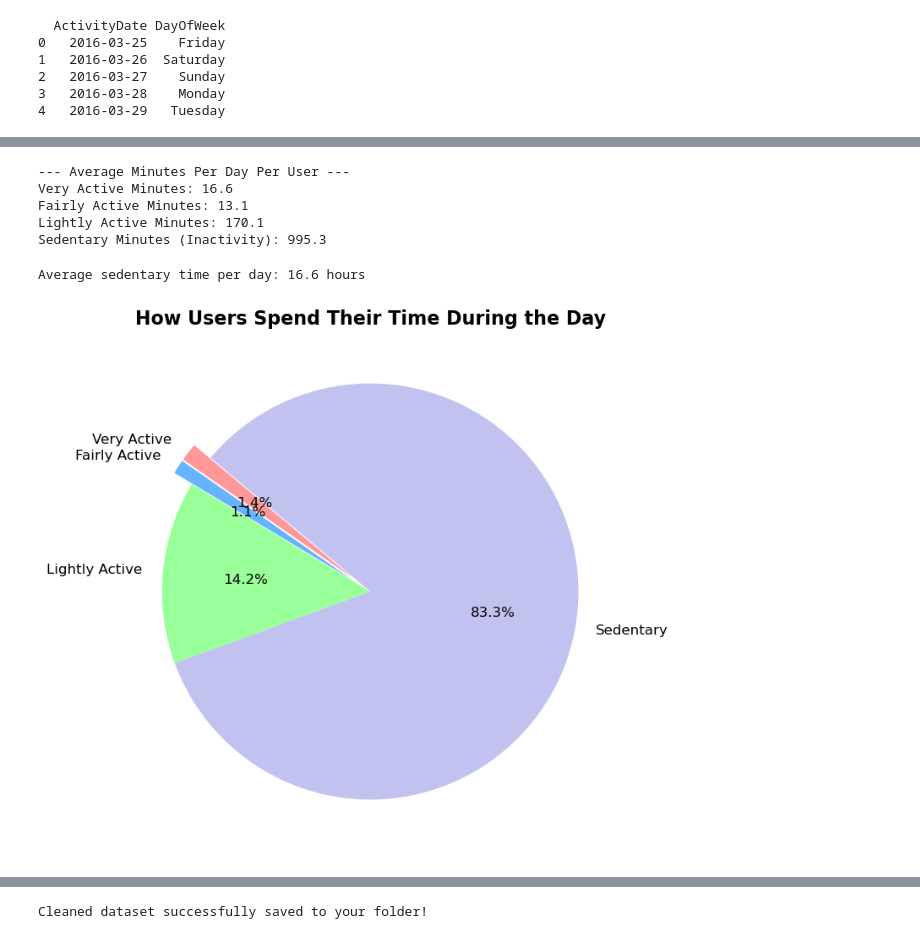
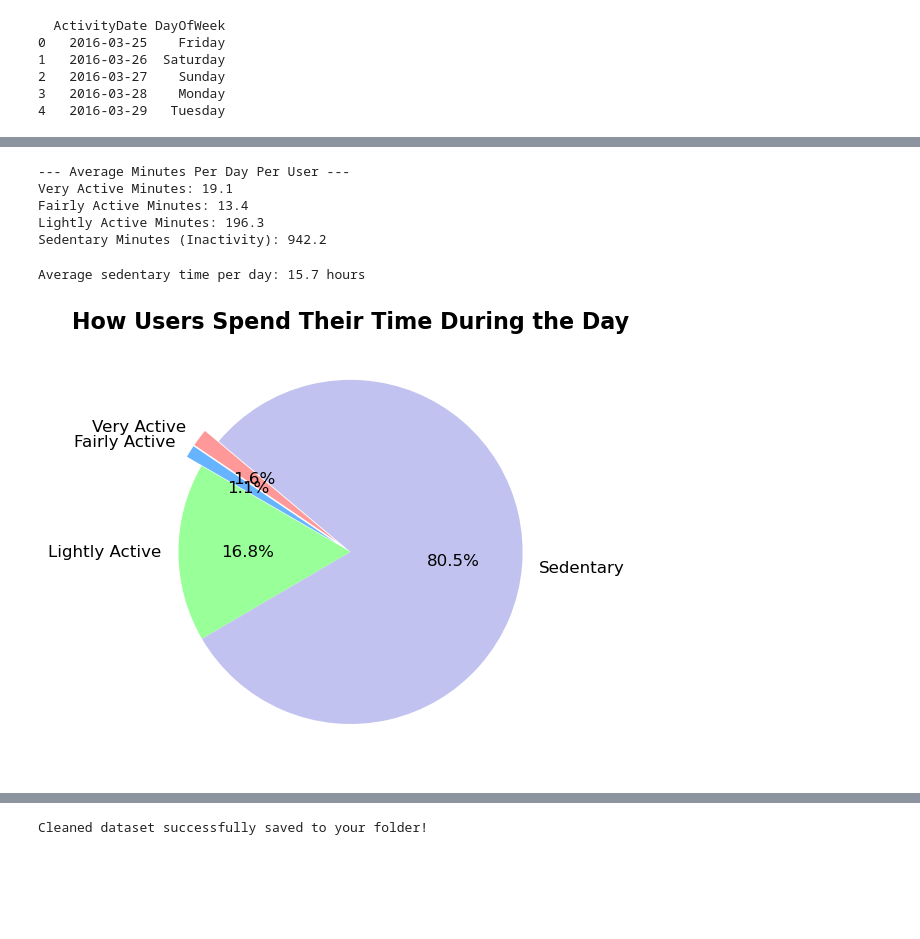
Before and after one commit to EkaterinaS11/bellabeat-fitness-analysis, a Jupyter notebook: 01_Data_Cleaning.ipynb, the cells around one changed output, grey strips where cells are left out. Drawn from its saved outputs; the diff is of its cells as text; code cells hidden in the pictures; blank space fills up the shorter version.

```diff
--- a/01_Data_Cleaning.ipynb
+++ b/01_Data_Cleaning.ipynb
@@ -97,13 +102,24 @@ print(df[['ActivityDate', 'DayOfWeek']].head())
 3   2016-03-28    Monday
 4   2016-03-29   Tuesday
 # %%
-# Calculate the average number of steps
-average_steps = df['TotalSteps'].mean()
+# Remove zero-step days: likely indicate missing device or dead battery,
+# not actual inactivity. Create a clean version for statistical analysis.
+df_clean = df[df['TotalSteps'] > 0].copy()
+
+print(f"Total records       : {len(df)}")
+print(f"After removing zeros: {len(df_clean)}")
+
+# Calculate the average number of steps (on clean data)
+average_steps = df_clean['TotalSteps'].mean()
 print("Average daily steps per user:", round(average_steps, 2))
 
 # Calculate the maximum and minimum steps to see the contrast
-max_steps = df['TotalSteps'].max()
-min_steps = df['TotalSteps'].min()
+max_steps = df_clean['TotalSteps'].max()
+min_steps = df_clean['TotalSteps'].min()
 print("Maximum steps in a single day:", max_steps)
 print("Minimum steps in a single day:", min_steps)
+
+# Insight:
+# Average ~7,600 steps is below the 10,000-step benchmark.
+# Minimum > 0 after cleaning — zero-step outliers removed.
 # %% [output]
@@ -137,9 +149,9 @@ plt.show()
 # %%
 # Calculate the average minutes for each activity intensity
-avg_very_active = df['VeryActiveMinutes'].mean()
-avg_fairly_active = df['FairlyActiveMinutes'].mean()
-avg_lightly_active = df['LightlyActiveMinutes'].mean()
-avg_sedentary = df['SedentaryMinutes'].mean()
+avg_very_active    = df_clean['VeryActiveMinutes'].mean()
+avg_fairly_active  = df_clean['FairlyActiveMinutes'].mean()
+avg_lightly_active = df_clean['LightlyActiveMinutes'].mean()
+avg_sedentary      = df_clean['SedentaryMinutes'].mean()
 
 print("--- Average Minutes Per Day Per User ---")
 print("Very Active Minutes:", round(avg_very_active, 1))
@@ -148,34 +160,34 @@ print("Lightly Active Minutes:", round(avg_lightly_active, 1))
 print("Sedentary Minutes (Inactivity):", round(avg_sedentary, 1))
 # %% [output]
 --- Average Minutes Per Day Per User ---
-Very Active Minutes: 16.6
-Fairly Active Minutes: 13.1
-Lightly Active Minutes: 170.1
-Sedentary Minutes (Inactivity): 995.3
+Very Active Minutes: 19.1
+Fairly Active Minutes: 13.4
+Lightly Active Minutes: 196.3
+Sedentary Minutes (Inactivity): 942.2
 # %%
 # Convert sedentary minutes to hours
 sedentary_hours = avg_sedentary / 60
 print("Average sedentary time per day:", round(sedentary_hours, 1), "hours")
 # %% [output]
-Average sedentary time per day: 16.6 hours
+Average sedentary time per day: 15.7 hours
 # %%
-import matplotlib.pyplot as plt
+# Using calculated variables instead of hardcoded numbers — chart updates
+# automatically if the data changes.
+activities = ['Very Active', 'Fairly Active', 'Lightly Active', 'Sedentary']
+minutes    = [avg_very_active, avg_fairly_active, avg_lightly_active, avg_sedentary]
+colors     = ['#ff9999', '#66b3ff', '#99ff99', '#c2c2f0']
+explode    = (0.1, 0.1, 0, 0)
 
-# Data for the pie chart
-activities = ['Very Active', 'Fairly Active', 'Lightly Active', 'Sedentary']
-minutes = [16.6, 13.1, 170.1, 995.3]
-colors = ['#ff9999','#66b3ff','#99ff99','#c2c2f0']
-explode = (0.1, 0.1, 0, 0)  # separate active minutes slightly for emphasis
-
-# Plot the chart
-plt.figure(figsize=(8, 8))
+plt.figure(figsize=(6, 6))
 plt.pie(minutes, explode=explode, labels=activities, colors=colors,
         autopct='%1.1f%%', startangle=140, textprops={'fontsize': 12})
 
 plt.title('How Users Spend Their Time During the Day', fontsize=16, fontweight='bold')
+plt.tight_layout()
+plt.savefig('pie_chart_activity.png', dpi=150, bbox_inches='tight')
 plt.show()
 # %% [output]
-[figure, old version]
+[figure, new version]
 # %%
 # Create a scatter plot to analyze the relationship between Steps and Calories
 plt.figure(figsize=(10, 6))
```
Also changed, not shown: parts of 17 cells of this notebook.
